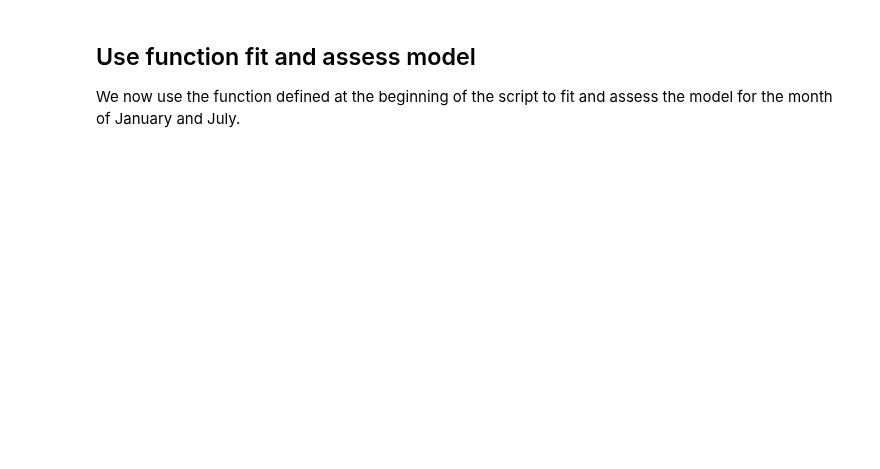
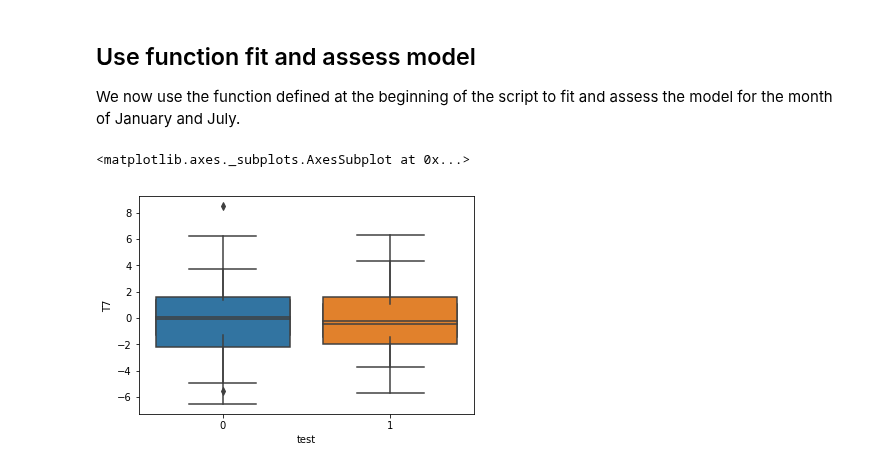
Before and after one commit to bparment1/workshops_courses_spatial_analyses, a Jupyter notebook: regression_temperature.ipynb, the cells around one changed output. Saved outputs shown, nothing was run; the diff lists cells and outputs as text; code cells hidden in the pictures; blank space fills up the shorter version.

```diff
--- a/regression_temperature.ipynb
+++ b/regression_temperature.ipynb
@@ -419,45 +418,48 @@ selected_target = ['T1'] #selected dependent variables
 
 fit_ols_jan = fit_ols_reg(avg_df=avg_jan_df,
             selected_features = selected_features,
             selected_target = selected_target,
             prop=0.3,
             random_seed=10)
 
 selected_features = ['LST7'] #selected features
 selected_target = ['T7'] #selected dependent variables
 
 fit_ols_jul = fit_ols_reg(avg_df=avg_jul_df,
             selected_features = selected_features,
             selected_target = selected_target,
             prop=0.3,
             random_seed=10)
 
-
 data_metrics = pd.concat([fit_ols_jan[4],fit_ols_jul[4]])
 data_metrics['month'] = [1,1,7,7]
-
 data_metrics
 
 #data_metrics.to_csv
 #### now plot residuals
 
 #need to add residuals to outputs!!
 #return X_train, X_test, y_train, y_test, regr, data_metrics_df
+#y_pred_train = regr.predict(X_train) # Note this is a fit!
+#y_pred_test = regr.predict(X_test) # Note this is a fit!
 
-residuals_df =fit_ols_jan[3]
+#residuals_val_test = y_test[selected_target] - y_pred_test
+#residuals_val_train = y_train[selected_target] - y_pred_train
+#residuals_val_test['test'] = 1
+#residuals_val_train['test'] = 0
 
-#X_train =fit_ols_jan[5]
+#residuals_df = pd.concat([residuals_val_test,residuals_val_train],sort=False)
+residuals_jan_df =fit_ols_jan[3]
+residuals_jul_df =fit_ols_jul[3]
 
 residuals_df.columns
-residuals_df['test'] = residuals_df['test'].astype('category')
+residuals_jan_df['test'] = residuals_jan_df['test'].astype('category')
+outfile = os.path.join(out_dir,"residuals_jan_df_"+out_suffix+".csv")
+residuals_jan_df.to_csv(outfile)
 
-#change data type to categorical
-sns.boxplot(x='test',y='T1',data=residuals_df)
-
-outfile = os.path.join(out_dir)
-residuals_df.to_csv("")
-## As the plot shows for 2006, we have 15 land cover types. Analyzing such complex categories in terms of decreasse (loss), increase (gain),
-### Do models for January,July with LST and with/without land cover % of forest
-## Calculate MAE,RMSE,R2,etc. inspire yourself from paper. Save this into a CSV file.
-
-###Ok now use station_or data: ELEV_SRTM, LC10?
+residuals_jul_df['test'] = residuals_jul_df['test'].astype('category')
+outfile = os.path.join(out_dir,"residuals_jul_df_"+out_suffix+".csv")
+residuals_jul_df.to_csv(outfile)
+# %% [output]
+<matplotlib.axes._subplots.AxesSubplot at 0x...>
+[figure, added]
```
Also changed, not shown: parts of 6 cells of this notebook.
